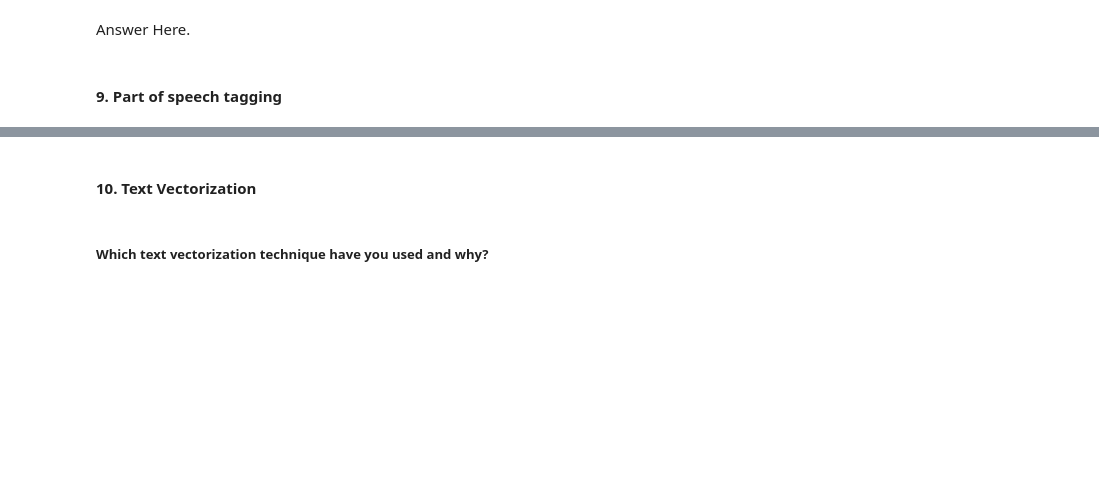
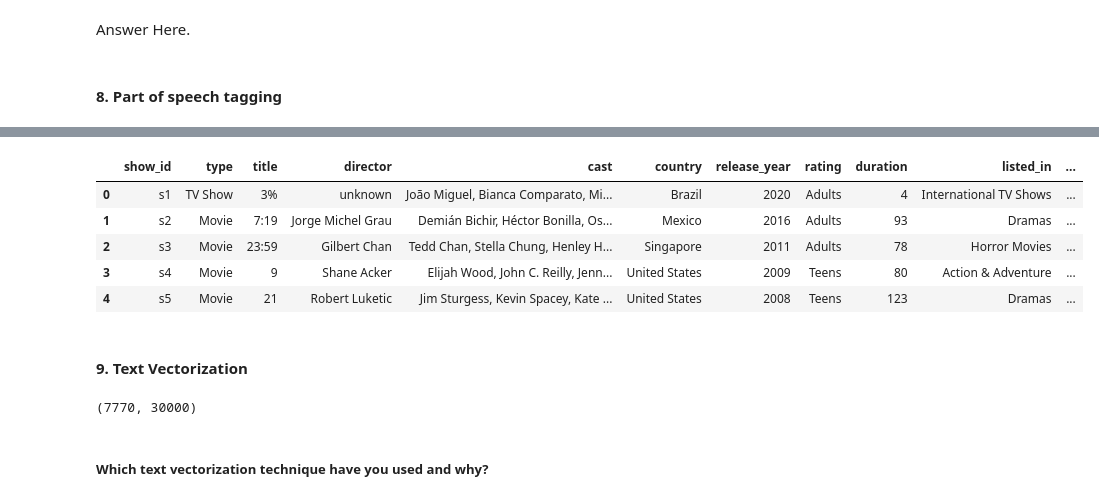
Before and after one commit to OmprakashDebata/Netflix_Content_Clustering, a Jupyter notebook: Project_Netflix.ipynb, the cells around one changed output, grey strips where cells are left out. Cells and saved outputs as stored; diff of their text form; code cells hidden in the pictures; blank space fills up the shorter version.

```diff
--- a/Project_Netflix.ipynb
+++ b/Project_Netflix.ipynb
@@ -1196,0 +1286,6 @@ Answer Here.
+# %%
+# Remove URLs & Remove words and digits contain digits
+netflix_data['content_detail']= netflix_data['content_detail'].apply(remove_stop_words_white_space)
+
+# Checking the observation after manipulation
+netflix_data.iloc[281,]['content_detail']
@@ -1200,0 +1300,12 @@ Answer Here.
+# %%
+# Tokenization
+
+# Downloading needed libraries
+from nltk.tokenize import word_tokenize
+nltk.download('punkt')
+
+# Tokenization
+netflix_data['content_detail']= netflix_data['content_detail'].apply(word_tokenize)
+
+# Checking the observation after manipulation
+netflix_data.iloc[281,]['content_detail']
@@ -1208,0 +1334,14 @@ Answer Here.
+# %%
+# Normalizing Text (i.e., Stemming, Lemmatization etc.)
+
+#import lemmmatizer
+import nltk
+nltk.download('wordnet')
+from nltk.stem import WordNetLemmatizer
+#create instance
+wl = WordNetLemmatizer()
+#function for lemmatization
+def lemmatize_words(text):
+    text = [wl.lemmatize(word) for word in text]
+    text = " ".join(text)
+    return text
@@ -1208,0 +1351,3 @@ Answer Here.
+# %%
+# Rephrasing text by applying defined lemmatizing function
+netflix_data['content_detail']= netflix_data['content_detail'].apply(lemmatize_words)
@@ -1211,4 +1361,4 @@ Answer Here.
 # %% [markdown]
 Answer Here.
 # %% [markdown]
-#### 9. Part of speech tagging
+#### 8. Part of speech tagging
@@ -1216,0 +1365,11 @@ Answer Here.
+# %%
+# POS Taging
+
+import nltk
+nltk.download('averaged_perceptron_tagger')
+# tokenize the text into words before POS Taging
+netflix_data['pos_tags'] = netflix_data['content_detail'].apply(nltk.word_tokenize).apply(nltk.pos_tag)
+
+# Checking the observation after manipulation
+netflix_data.head(5)
+# %% [output]
@@ -1217,2 +1379,8 @@ Answer Here.
+|  | show_id | type | title | director | cast | country | release_year | rating | duration | listed_in | ... |
+| 0 | s1 | TV Show | 3% | unknown | João Miguel, Bianca Comparato, Mi... | Brazil | 2020 | Adults | 4 | International TV Shows | ... |
+| 1 | s2 | Movie | 7:19 | Jorge Michel Grau | Demián Bichir, Héctor Bonilla, Os... | Mexico | 2016 | Adults | 93 | Dramas | ... |
+| 2 | s3 | Movie | 23:59 | Gilbert Chan | Tedd Chan, Stella Chung, Henley H... | Singapore | 2011 | Adults | 78 | Horror Movies | ... |
+| 3 | s4 | Movie | 9 | Shane Acker | Elijah Wood, John C. Reilly, Jenn... | United States | 2009 | Teens | 80 | Action & Adventure | ... |
+| 4 | s5 | Movie | 21 | Robert Luketic | Jim Sturgess, Kevin Spacey, Kate ... | United States | 2008 | Teens | 123 | Dramas | ... |
 # %% [markdown]
-#### 10. Text Vectorization
+#### 9. Text Vectorization
@@ -1221,2 +1395,10 @@ Answer Here.
+# %%
+# Fitting on TfidfVectorizer
+x= tfidfv.fit_transform(netflix_data['content_detail'])
+
+# Checking shape of the formed document matrix
+print(x.shape)
+# %% [output]
+(7770, 30000)
 # %% [markdown]
 ##### Which text vectorization technique have you used and why?
```
Also changed, not shown: parts of 72 cells of this notebook.
